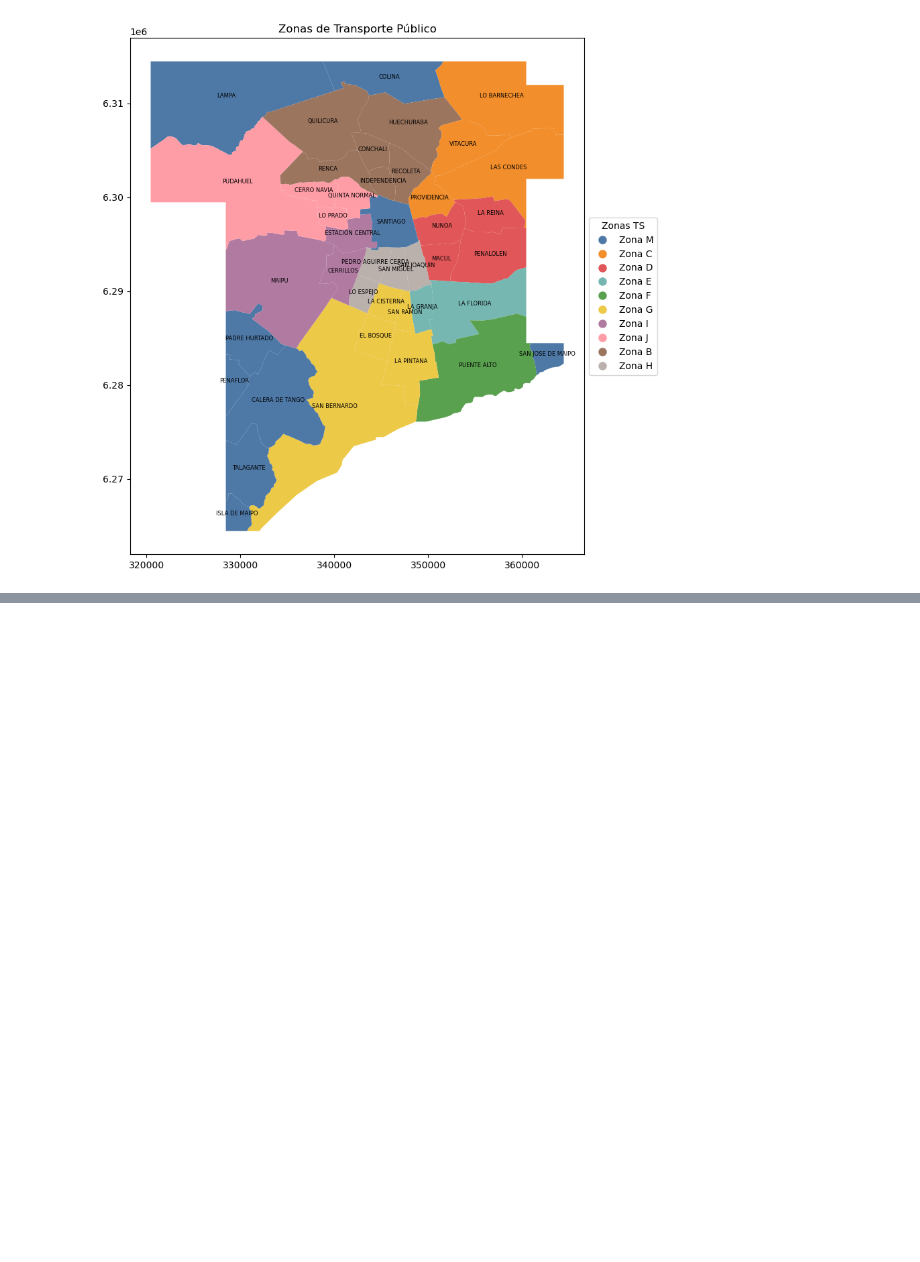
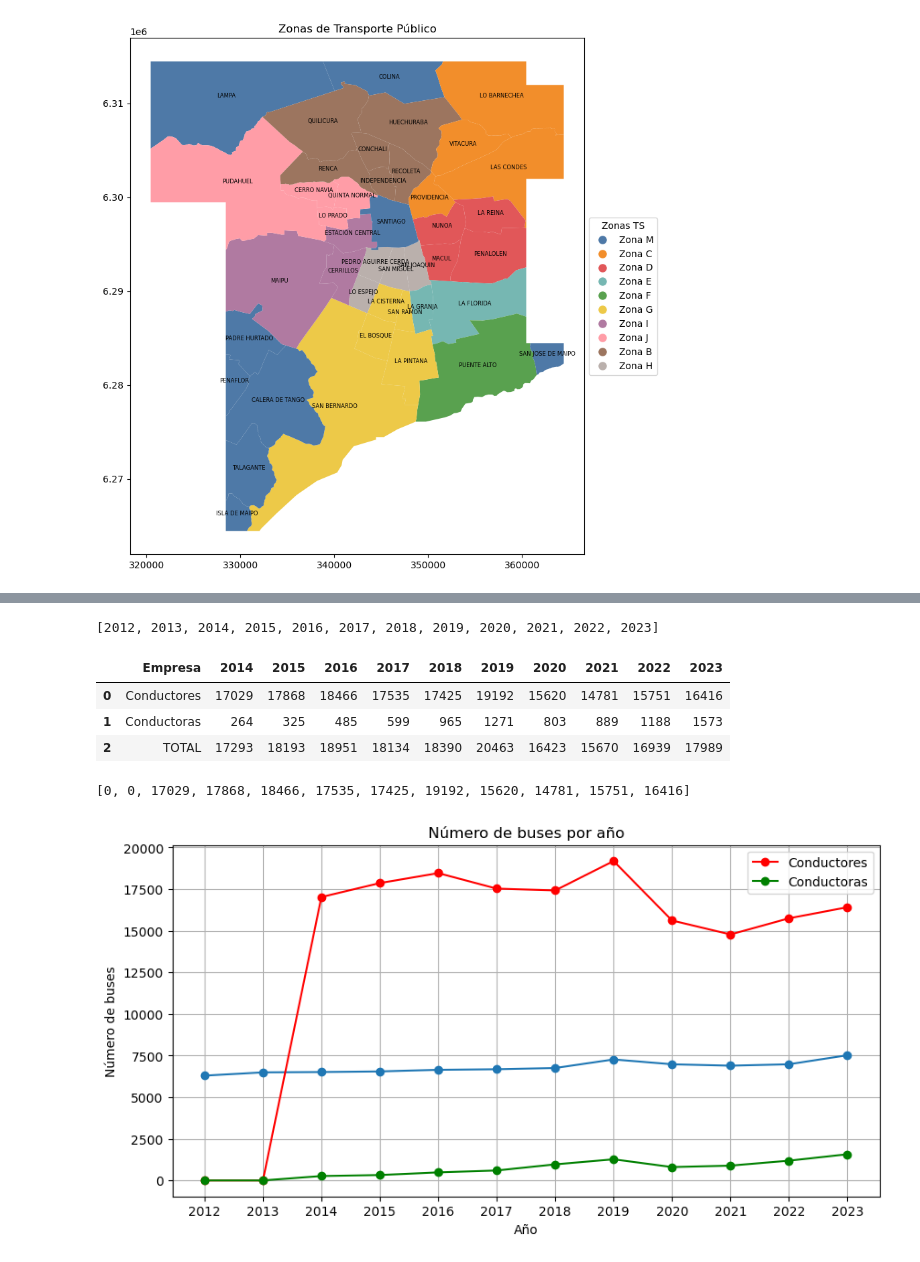
Before and after one commit to canija2000/IMT2200-Proyecto-Grupal, a Jupyter notebook: notebooks_eda/eda2.ipynb, the cells around one changed output, grey strips where cells are left out. Saved outputs shown, nothing was run; the diff lists cells and outputs as text; code cells hidden in the pictures; blank space fills up the shorter version.

```diff
--- a/notebooks_eda/eda2.ipynb
+++ b/notebooks_eda/eda2.ipynb
@@ -163,0 +175,49 @@ fig.savefig('../imgs/Zonas de Transporte Público.png', dpi=300, bbox_inches='ti
+# %%
+anos = num_buses.columns[1:]
+anos = [int(a) for a in anos]
+anos
+# %% [output]
+[2012, 2013, 2014, 2015, 2016, 2017, 2018, 2019, 2020, 2021, 2022, 2023]
+# %%
+n_buses = num_buses.iloc[0, 1:]
+n_buses = [int(n) for n in n_buses]
+# %%
+conductores = pd.read_csv("../data/DTP_CSV/TABLA-CONDUCTORES.csv")
+# %%
+conductores.head()
+# %% [output]
+|  | Empresa | 2014 | 2015 | 2016 | 2017 | 2018 | 2019 | 2020 | 2021 | 2022 | 2023 |
+| 0 | Conductores | 17029 | 17868 | 18466 | 17535 | 17425 | 19192 | 15620 | 14781 | 15751 | 16416 |
+| 1 | Conductoras | 264 | 325 | 485 | 599 | 965 | 1271 | 803 | 889 | 1188 | 1573 |
+| 2 | TOTAL | 17293 | 18193 | 18951 | 18134 | 18390 | 20463 | 16423 | 15670 | 16939 | 17989 |
+# %%
+import queue
+
+a = [0,0]
+cond = conductores.iloc[0, 1:]
+cond = [int(c) for c in cond]
+a += cond
+
+a
+# %% [output]
+[0, 0, 17029, 17868, 18466, 17535, 17425, 19192, 15620, 14781, 15751, 16416]
+# %%
+b= [0,0]
+conda = conductores.iloc[1, 1:]
+conda = [int(c) for c in conda]
+
+b += conda
+# %%
+fig, ax = plt.subplots(1, 1, figsize=(10, 5))
+ax.plot(anos, n_buses, marker='o')
+ax.plot(anos, a, marker='o', color='red', label='Conductores')
+ax.plot(anos, b, marker='o', color='green', label='Conductoras')
+ax.set_xlabel('Año')
+ax.set_ylabel('Número de buses')
+ax.set_title('Número de buses por año')
+ax.grid(True)
+ax.set_xticks(anos);
+ax.legend()
+fig.savefig('../imgs/Numero de buses por año.png', dpi=300, bbox_inches='tight')
+# %% [output]
+[figure, added]
```
Also changed, not shown: parts of 6 cells of this notebook, 5 other files.
